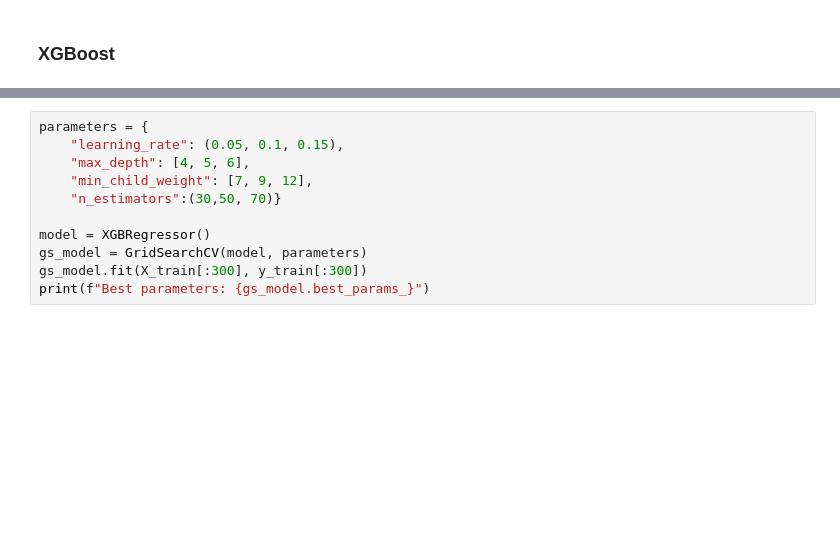
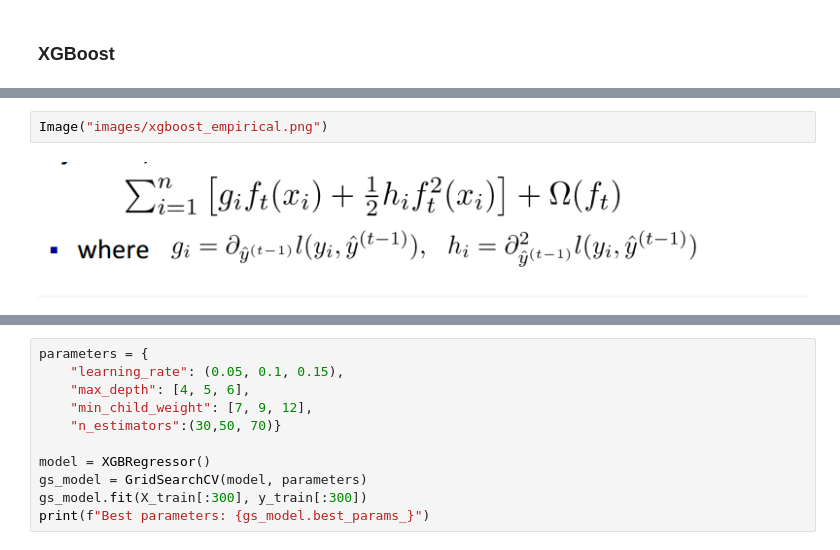
Before and after one commit to Mixail-laboratory/MachineLearning, a Jupyter notebook: Task4.ipynb, the cells around one changed output, grey strips where cells are left out. Cells and saved outputs as stored; diff of their text form; blank space fills up the shorter version.

```diff
--- a/Task4.ipynb
+++ b/Task4.ipynb
@@ -95,0 +141,4 @@ RMSE Error: 0.20707699030367605
+# %%
+Image("images/xgboost_empirical.png")
+# %% [output]
+[figure, added]
```
Also changed, not shown: parts of 13 cells of this notebook, 6 other files.
